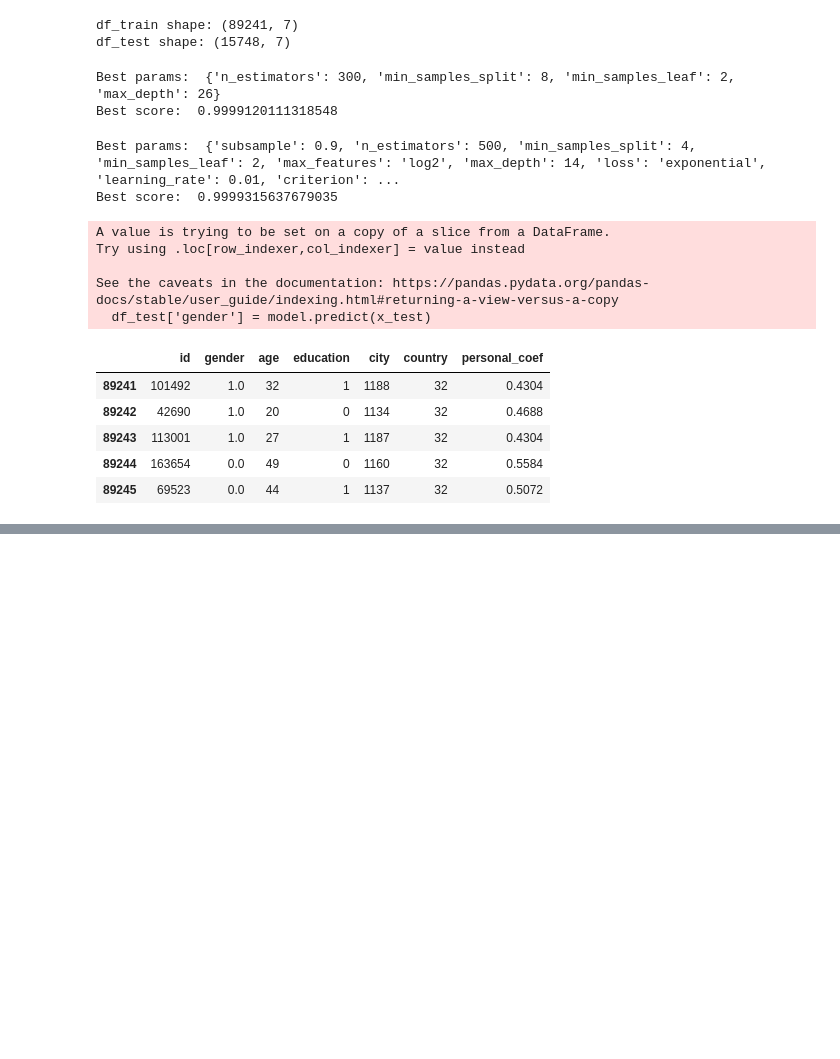
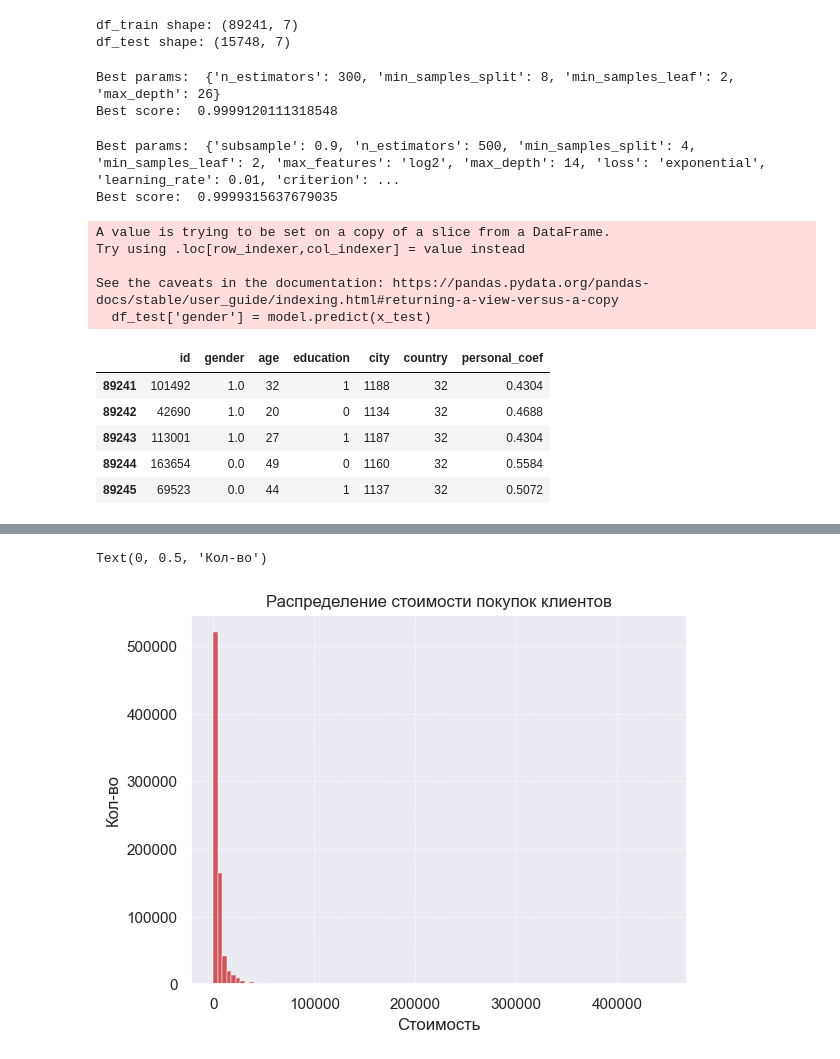
Before and after one commit to Dimayo/sporting_store, a Jupyter notebook: research.ipynb, the cells around one changed output, grey strips where cells are left out. Cells and saved outputs as stored; diff of their text form; code cells hidden in the pictures; blank space fills up the shorter version.

Commit message:
purchases dataframe preprocessing

```diff
--- a/research.ipynb
+++ b/research.ipynb
@@ -280,0 +304,9 @@ df_clients = pd.concat([df_train, df_test])
+# %%
+sns.histplot(df_purch['cost'], bins=100, color='#C92228')
+plt.grid(linestyle = '--', linewidth = 0.5)
+plt.title('Распределение стоимости покупок клиентов')
+plt.xlabel('Стоимость')
+plt.ylabel('Кол-во')
+# %% [output]
+Text(0, 0.5, 'Кол-во')
+[figure, added]
```
Also changed, not shown: parts of 11 cells of this notebook.
